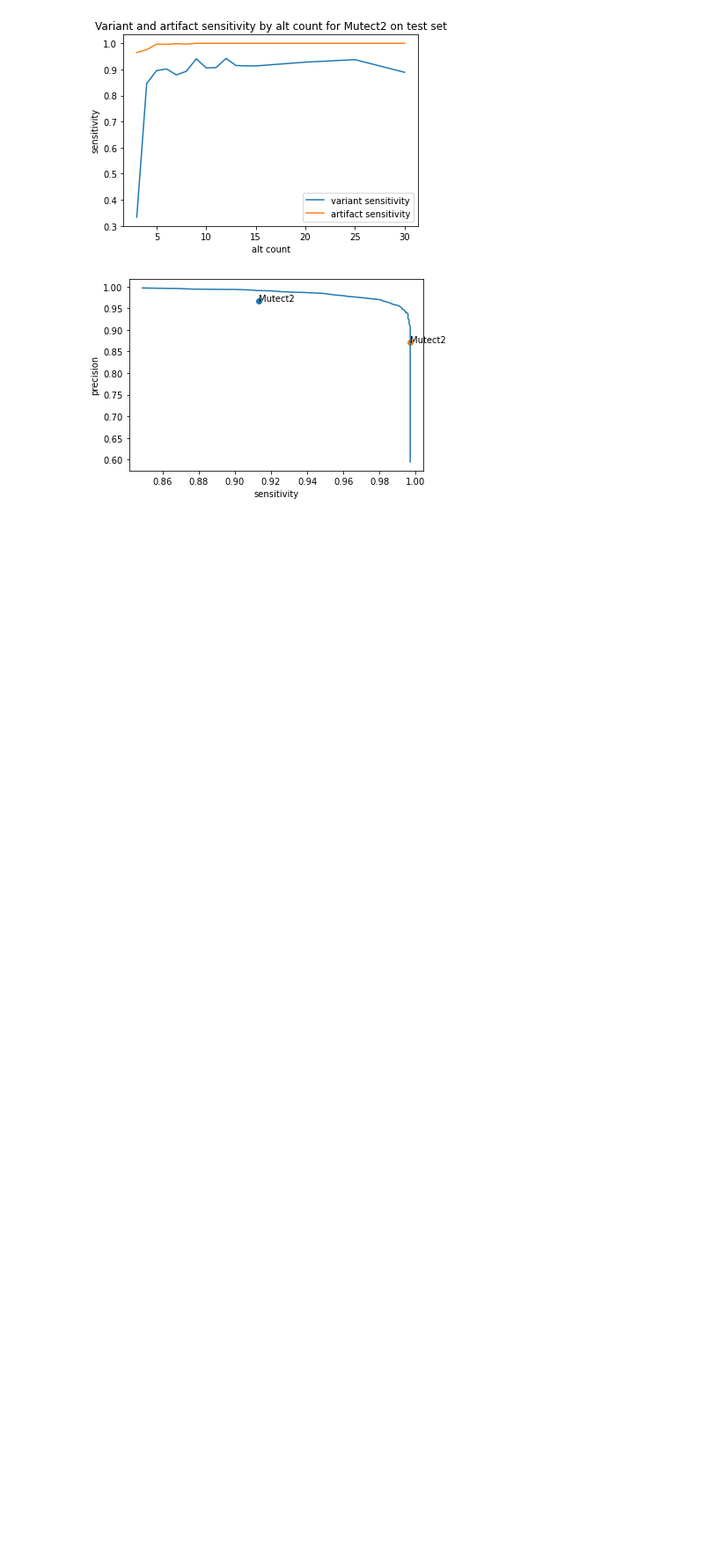
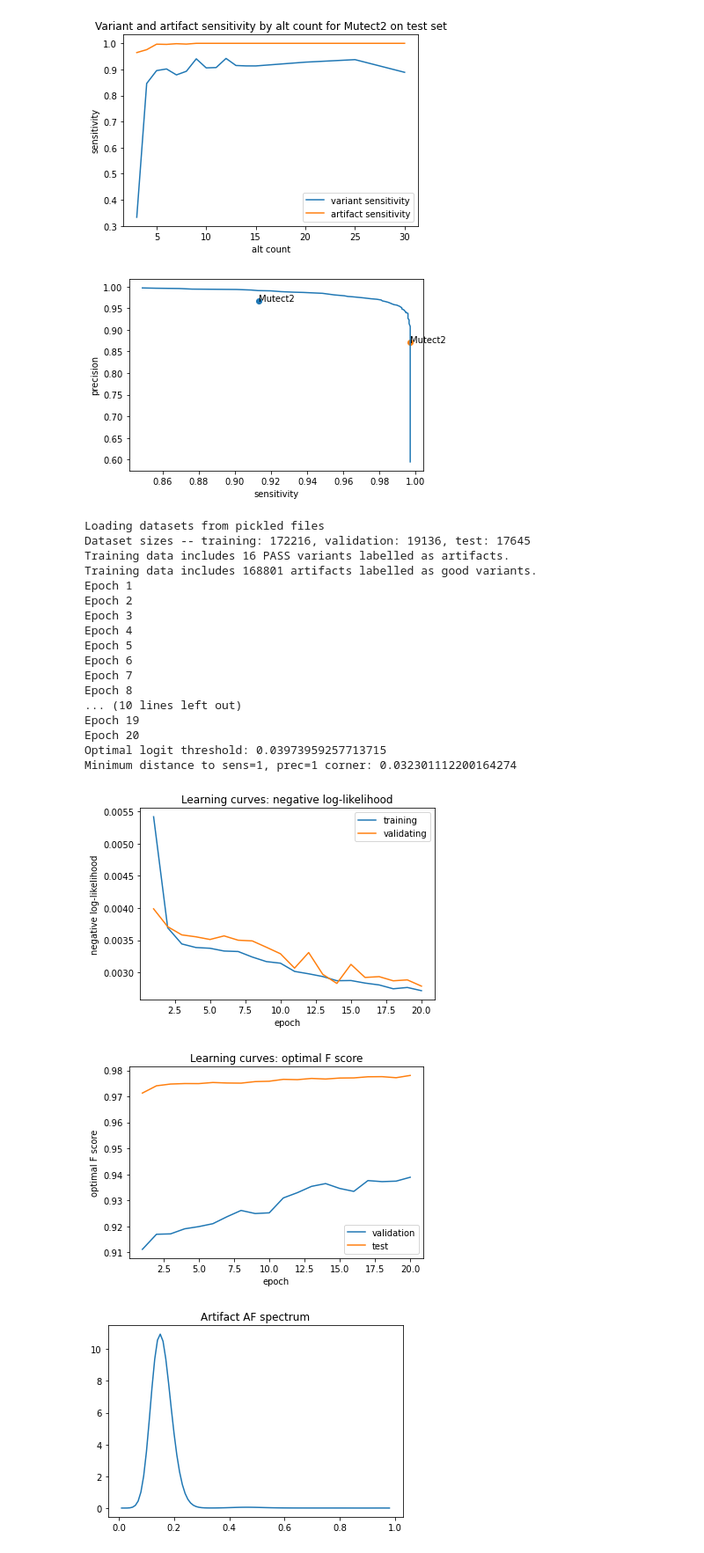
Before and after one commit to davidbenjamin/permutect, a Jupyter notebook: mutect3.ipynb, the cells around one changed output. Shown at 88% size. Saved outputs shown, nothing was run; the diff lists cells and outputs as text; code cells hidden in the pictures; blank space fills up the shorter version.

Commit message:
leaky relu

```diff
--- a/mutect3.ipynb
+++ b/mutect3.ipynb
@@ -219,5 +219,27 @@ Minimum distance to sens=1, prec=1 corner: 0.03620720288568474
 [figure]
 [figure]
 [figure]
-# %%
-run_evaluation([DREAM_1_PAIR], DREAM_1_TEST, 30)
+# %%
+#leaky_relu
+run_evaluation([DREAM_1_PAIR], DREAM_1_TEST, 20)
+# %% [output]
+Loading datasets from pickled files
+Dataset sizes -- training: 172216, validation: 19136, test: 17645
+Training data includes 16 PASS variants labelled as artifacts.
+Training data includes 168801 artifacts labelled as good variants.
+Epoch 1
+Epoch 2
+Epoch 3
+Epoch 4
+Epoch 5
+Epoch 6
+Epoch 7
+Epoch 8
+... (10 lines left out)
+Epoch 19
+Epoch 20
+Optimal logit threshold: 0.03973959257713715
+Minimum distance to sens=1, prec=1 corner: 0.032301112200164274
+[figure, added]
+[figure, added]
+[figure, added]
```
Also changed, not shown: parts of 1 cell of this notebook, 1 other file.
